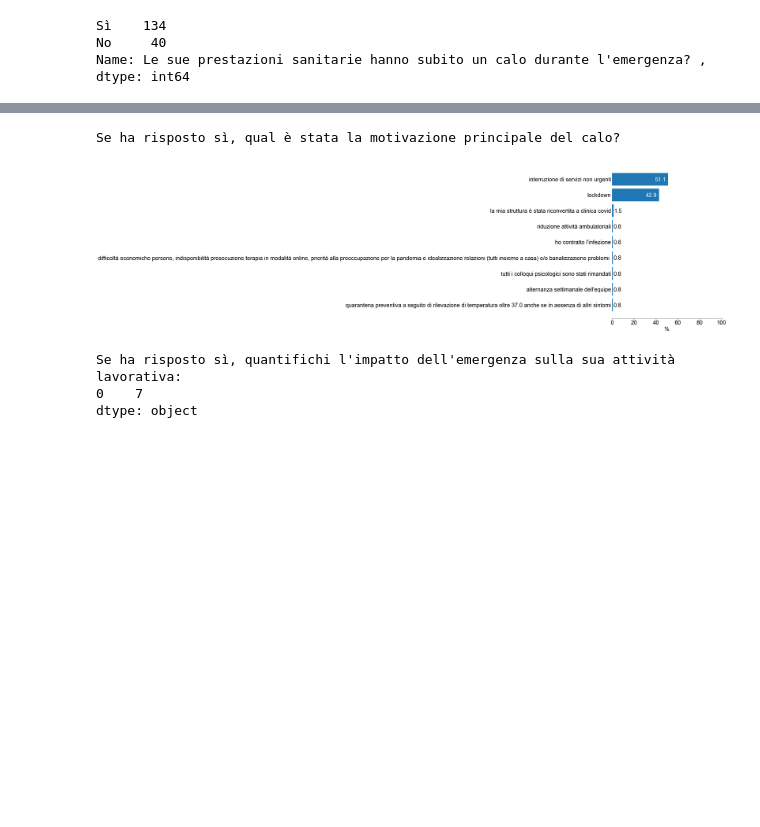
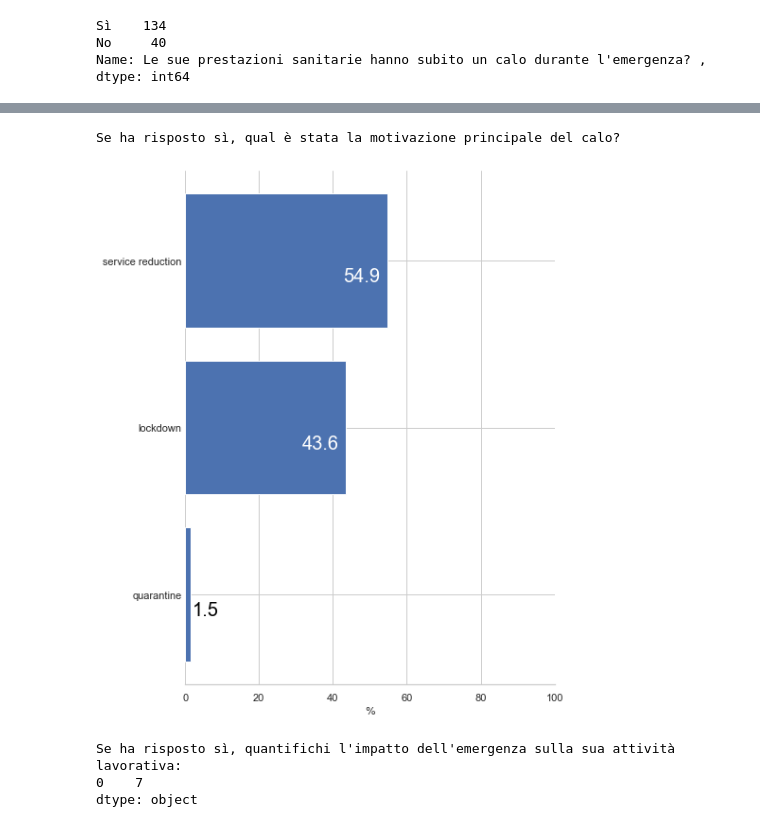
Before and after one commit to raffaelemazziotti/telemental_health, a Jupyter notebook: survey_ita_analysis.ipynb, the cells around one changed output, grey strips where cells are left out. Drawn from its saved outputs; the diff is of its cells as text; code cells hidden in the pictures; blank space fills up the shorter version.

```diff
--- a/survey_ita_analysis.ipynb
+++ b/survey_ita_analysis.ipynb
@@ -192,16 +213,15 @@ plt.show()
 # %%
 ruolo = surv["Ruolo professionale (è possibile indicare più di 1 risposta)"].dropna()
-ruolo = [r.strip().lower() for rs in ruolo for r in rs.split(",")]
+ruolo = [rs.split(",")[0].strip().lower() for rs in ruolo]
 
+# Physician,psychologist[include psychoterapia e ], other
 for i,r in enumerate(ruolo):
-    if r in ['educatore','educatrice di centro sociale']:
-        ruolo[i] = 'educatore professionale'
-    if r in ['infermiere specializzato','assistente sanitaria']:
-        ruolo[i] = 'infermiere/a specializzato/a'
-    if r in ['tnpee']:
-        ruolo[i] = 'tecnico/a della riabilitazione psichiatrica'
-    if r in ['neuropsichiatra infantile']:
-        ruolo[i] = 'psichiatra'
+    if r in ['psichiatra','medico specializzando','neuropsichiatra infantile','medico igienista','neurologo']:
+        ruolo[i] = 'Physician'
+    if r in ['psicoterapeuta','psicologo/a','consulente legale']:
+        ruolo[i] = 'psychologist'
+    if r in ['dietista', 'infermiere/a specializzato/a','neuropsichiatra infantile','tnpee','tecnico/a della riabilitazione psichiatrica','educatrice di centro sociale','educatore','educatore professionale','assistente sanitaria']:
+        ruolo[i] = 'other'
 
 
 ruolo = Counter(ruolo).most_common()
@@ -239,3 +259,16 @@ Le sue prestazioni sanitarie hanno subito un calo durante l'emergenza?
 Sì    134
 No     40
 Name: Le sue prestazioni sanitarie hanno subito un calo durante l'emergenza? , dtype: int64
+# %%
+print(surv.columns[6])
+worked = surv[surv.columns[6]].apply(lambda x: x.strip().lower() if type(x)!=float else np.nan).dropna().reset_index(drop=True)
+
+for i,w in enumerate(worked):
+    if w in ["ho contratto l'infezione","quarantena preventiva a seguito di rilevazione di temperatura oltre 37.0 anche se in assenza di altri sintomi"]:
+        worked[i] = "quarantine"
+    if w in ["interruzione di servizi non urgenti", "la mia struttura è stata riconvertita a clinica covid","riduzione attività ambulatoriali","tutti i colloqui psicologici sono stati rimandati","alternanza settimanale dell'equipe"]:
+        worked[i] = "service reduction"
+    if w in ["difficoltà economiche persone, indisponibilità prosecuzione terapia in modalità online, priorità alla preoccupazione per la pandemia e idealizzazione relazioni (tutti insieme a casa) e/o banalizzazione problemi"]:
+        worked[i] ="lockdown"
+
+worked.value_counts().sort_values(ascending=True)
@@ -242,30 +281,40 @@ Name: Le sue prestazioni sanitarie hanno subito un calo durante l'emergenza? , d
 # %%
 print(surv.columns[6])
-worked = surv[surv.columns[6]].apply(lambda x: x.lower() if type(x)!=float else np.nan).dropna().value_counts().sort_values(ascending=True)
+worked = surv[surv.columns[6]].apply(lambda x: x.strip().lower() if type(x)!=float else np.nan).dropna().reset_index(drop=True)
+
+for i,w in enumerate(worked):
+    if w in ["ho contratto l'infezione","quarantena preventiva a seguito di rilevazione di temperatura oltre 37.0 anche se in assenza di altri sintomi"]:
+        worked[i] = "quarantine"
+    if w in ["interruzione di servizi non urgenti", "la mia struttura è stata riconvertita a clinica covid","riduzione attività ambulatoriali","tutti i colloqui psicologici sono stati rimandati","alternanza settimanale dell'equipe"]:
+        worked[i] = "service reduction"
+    if w in ["difficoltà economiche persone, indisponibilità prosecuzione terapia in modalità online, priorità alla preoccupazione per la pandemia e idealizzazione relazioni (tutti insieme a casa) e/o banalizzazione problemi"]:
+        worked[i] ="lockdown"
+
+worked = worked.value_counts().sort_values(ascending=True)
 
 worked = 100*(worked/worked.sum())
 
 fig,ax1 = plt.subplots(figsize=(7,10))
 ax1.barh(worked.index,worked.values)
 
 ax1.spines['top'].set_visible(False)
 ax1.spines['left'].set_visible(False)
 ax1.spines['right'].set_visible(False)
 ax1.spines['bottom'].set_position(('outward', 0))
 
 ax1.tick_params(axis=u'y', which=u'both',length=0)
 ax1.set_xlim((0,100))
 ax1.set_xlabel("%")
 
 for i,(l,n) in enumerate(worked.items()):
     if n>10:
         plt.text(x = n-12 , y = i-.13 , s = round(n,1) , size = 20, color="white")
     else:
         plt.text(x = n+.5 , y = i-.13 , s = round(n,1) , size = 20, color="black")
 plt.show()
 # %% [output]
 Se ha risposto sì, qual è stata la motivazione principale del calo?
-[figure, old version]
+[figure, new version]
 # %%
 print(surv.columns[7])
 temp = pd.Series([int(i) for i in surv[surv.columns[7]].dropna()] ).value_counts()
```
Also changed, not shown: parts of 20 cells of this notebook.
